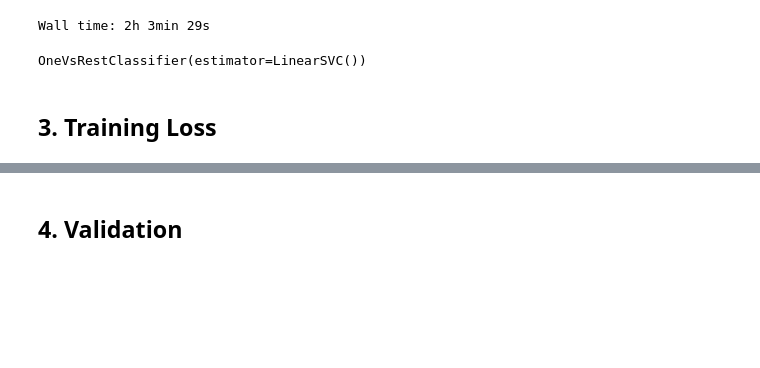
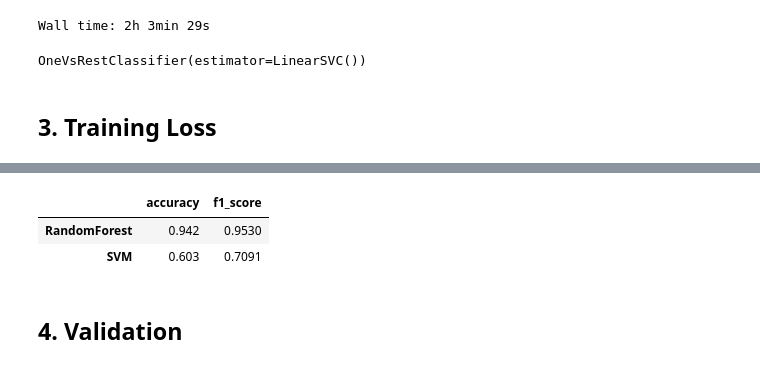
Before and after one commit to xhua0336/Taxi_booking_analysis, a Jupyter notebook: Model.ipynb, the cells around one changed output, grey strips where cells are left out. Cells and saved outputs as stored; diff of their text form; code cells hidden in the pictures; blank space fills up the shorter version.

```diff
--- a/Model.ipynb
+++ b/Model.ipynb
@@ -153,14 +153,14 @@ OneVsRestClassifier(estimator=LinearSVC())
 # %%
 # Initialise table
 columns=['accuracy', 'f1_score']
-rows=['RandomForest']
+rows=['RandomForest','SVM']
 results =pd.DataFrame(0.0, columns=columns, index=rows)
 # %%
 %%time
 # Computer metrics
 results.iloc[0, 0] = accuracy_score(rfcf.predict(X_train), y_train)
-results.iloc[0, 1] = f1_score(rfcf.predict(X_train), y_train,, average='weighted')
-#results.iloc[1, 0] = accuracy_score(xbst.predict(X_train), y_train)
-#results.iloc[1, 1] = f1_score(xbst.predict(X_train), y_train)
+results.iloc[0, 1] = f1_score(rfcf.predict(X_train), y_train, average='weighted')
+results.iloc[1, 0] = accuracy_score(clf_SVM.predict(X_train), y_train)
+results.iloc[1, 1] = f1_score(clf_SVM.predict(X_train), y_train, average='weighted')
 results.round(4)
 # %% [output]
@@ -168,3 +168,6 @@ KeyboardInterrupt:
+|  | accuracy | f1_score |
+| RandomForest | 0.942 | 0.9530 |
+| SVM | 0.603 | 0.7091 |
 # %% [markdown]
 ## 4. Validation
 # %%
```
Also changed, not shown: parts of 2 cells of this notebook.
